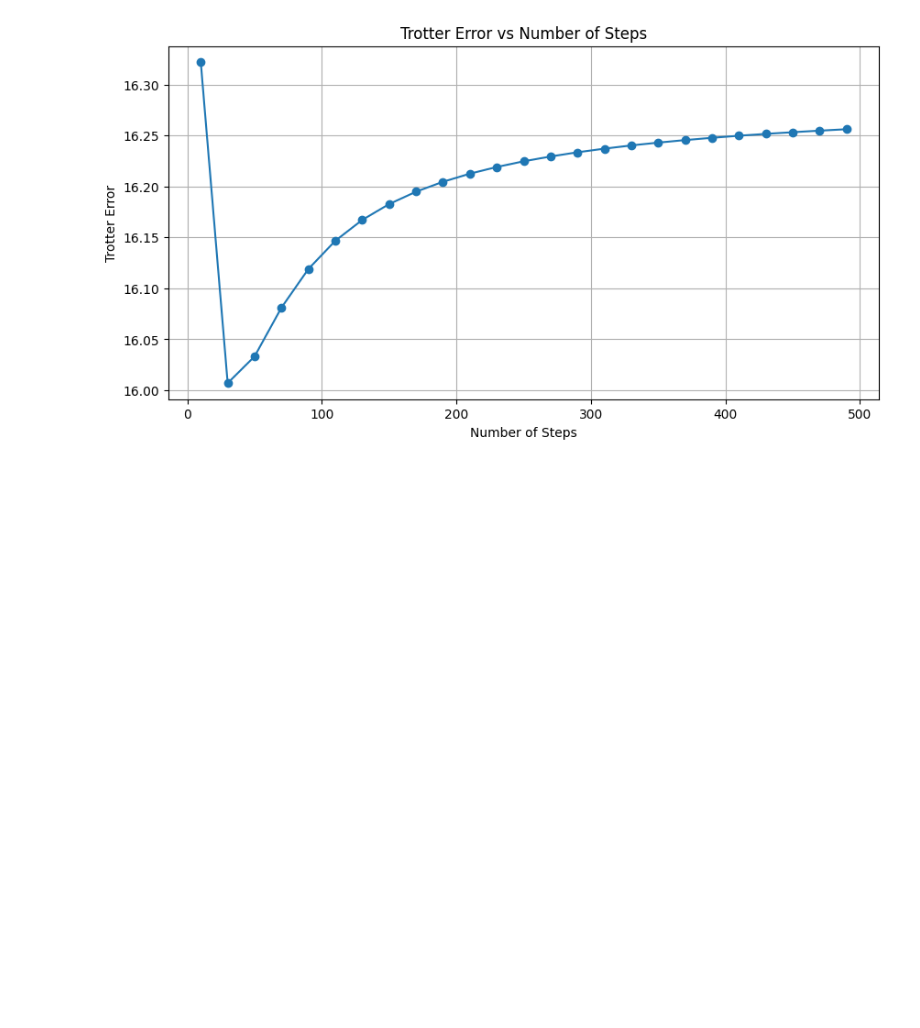
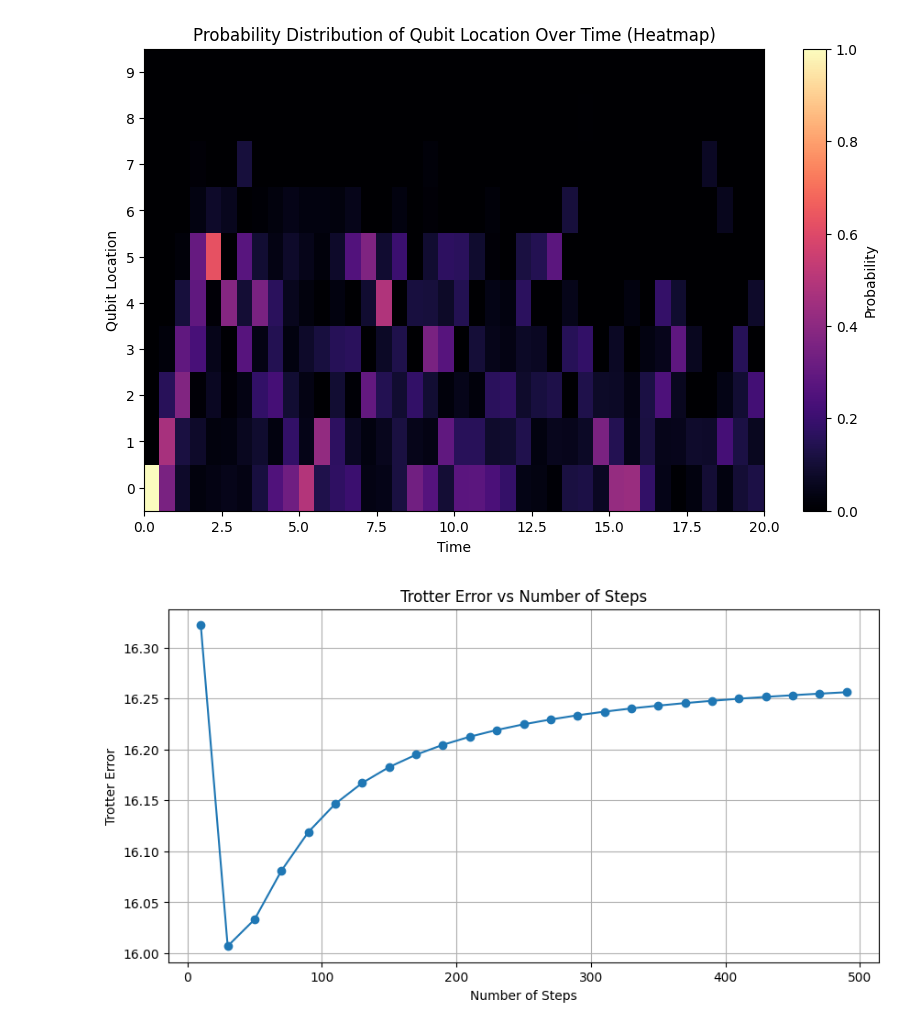
Before and after one commit to JEly613/EinR_CD05, a Jupyter notebook: Project/Trotterized Anderson.ipynb, the cells around one changed output. Saved outputs shown, nothing was run; the diff lists cells and outputs as text; code cells hidden in the pictures; blank space fills up the shorter version.

```diff
--- a/Project/Trotterized Anderson.ipynb
+++ b/Project/Trotterized Anderson.ipynb
@@ -79,3 +87,38 @@ plt.show()
+# %%
+# Convert frequencies to numpy array for easier manipulation
+freq_arr = np.array(frequencies)
+locations = np.arange(0, num_qubits, 1)
+probs = freq_arr[:, 2]
+
+# Create a 2D grid for the heatmap
+
+heatmap = np.zeros((len(locations), len(time_range)))
+
+for t, loc, p in freq_arr:
+    time_idx = np.where(time_range == t)[0][0]
+    loc_idx = np.where(locations == loc)[0][0]
+    heatmap[loc_idx, time_idx] = p
+
+plt.figure(figsize=(10, 6))
+im = plt.imshow(
+    heatmap,
+    aspect='auto',
+    origin='lower',
+    cmap='magma',
+    extent=[0, total_time, 0, num_qubits]
+)
+plt.colorbar(im, label='Probability')
+plt.xlabel('Time')
+plt.ylabel('Qubit Location')
+plt.title('Probability Distribution of Qubit Location Over Time (Heatmap)')
+plt.ylim(0, num_qubits)
+# show every tick on y axis
+plt.yticks(np.arange(0.5, num_qubits+0.5, 1), np.arange(0, num_qubits, 1)) # center tick marks
+
+plt.grid(False)
+plt.show()
+# %% [output]
+[figure, added]
 # %%
 def get_gi(gate, i, n, get_gi1=False):
     gates = []
```
Also changed, not shown: parts of 1 cell of this notebook, 1 other file.
